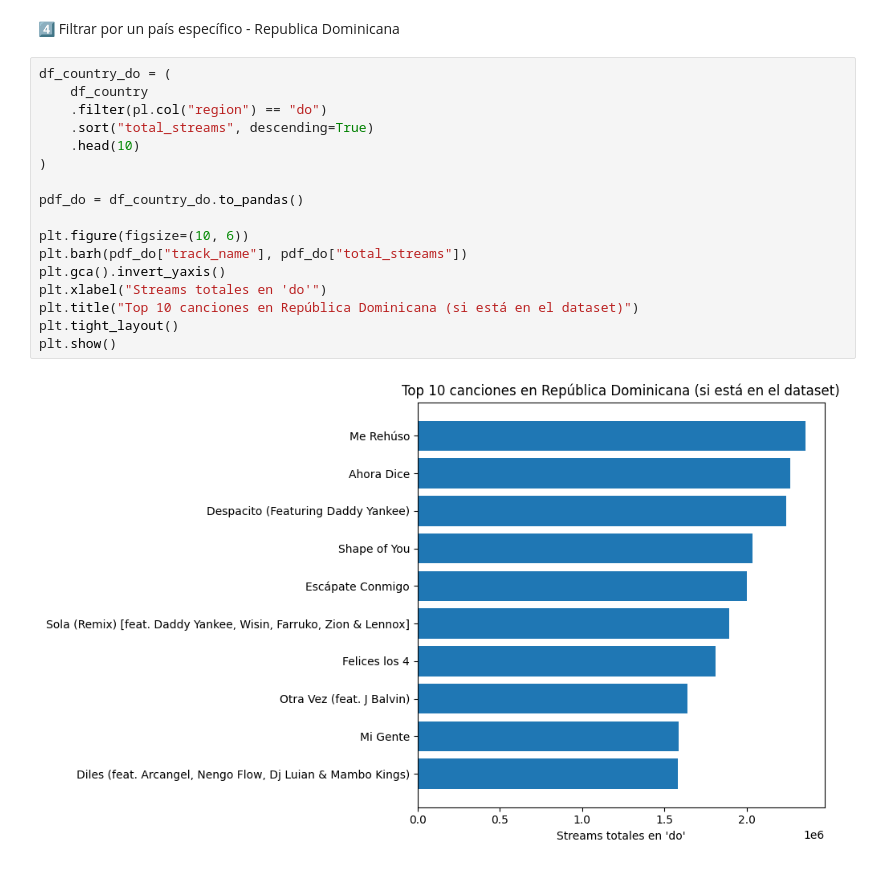
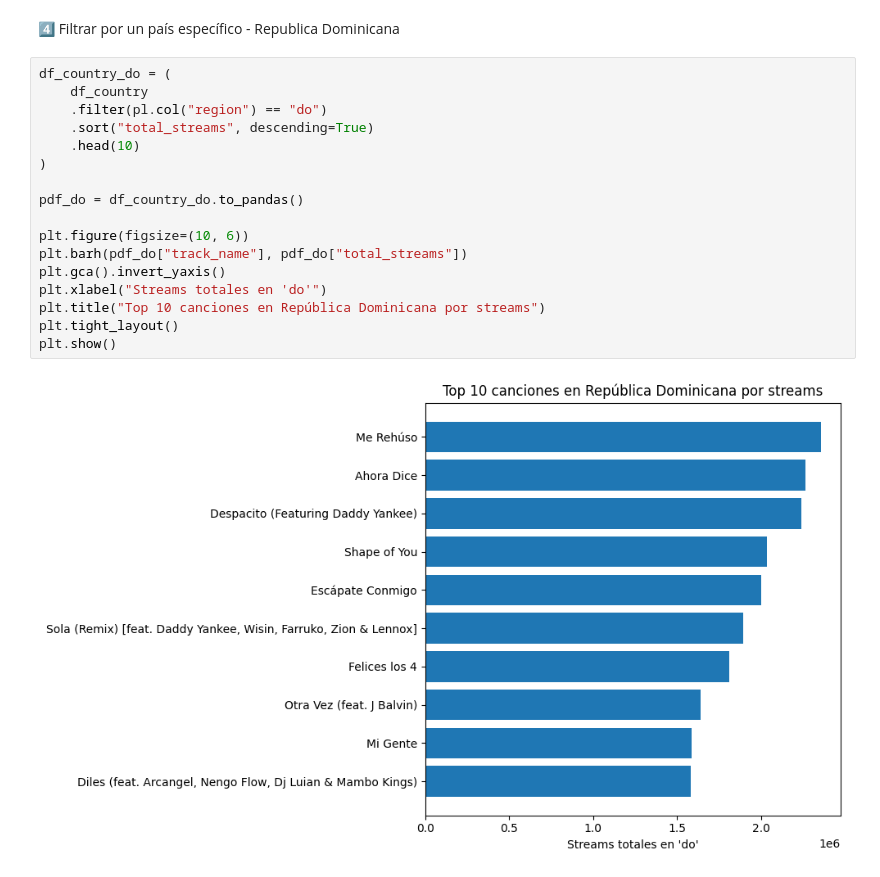
Before and after one commit to ericksootano/spotify-etl-airflow-docker, a Jupyter notebook: notebooks/exploracion_inicial.ipynb, the cells around one changed output. Saved outputs shown, nothing was run; the diff lists cells and outputs as text.

```diff
--- a/notebooks/exploracion_inicial.ipynb
+++ b/notebooks/exploracion_inicial.ipynb
@@ -261,19 +277,19 @@ plt.show()
 # %%
 df_country_do = (
     df_country
     .filter(pl.col("region") == "do")
     .sort("total_streams", descending=True)
     .head(10)
 )
 
 pdf_do = df_country_do.to_pandas()
 
 plt.figure(figsize=(10, 6))
 plt.barh(pdf_do["track_name"], pdf_do["total_streams"])
 plt.gca().invert_yaxis()
 plt.xlabel("Streams totales en 'do'")
-plt.title("Top 10 canciones en República Dominicana (si está en el dataset)")
+plt.title("Top 10 canciones en República Dominicana por streams")
 plt.tight_layout()
 plt.show()
 # %% [output]
-[figure, old version]
+[figure, new version]
```
Also changed, not shown: parts of 10 cells of this notebook, 7 other files.
